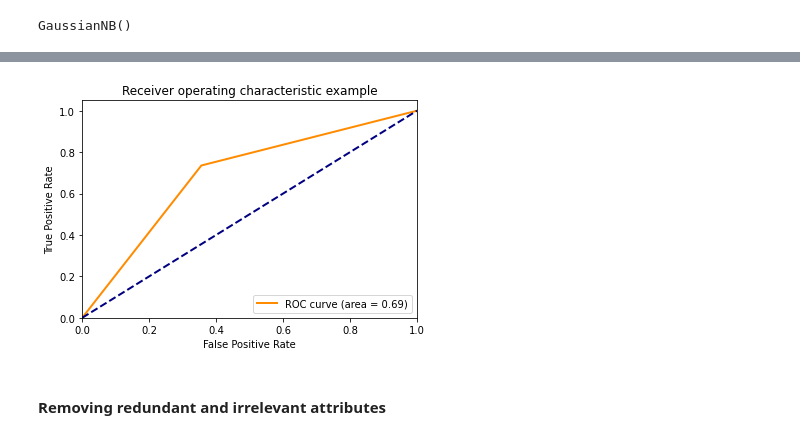
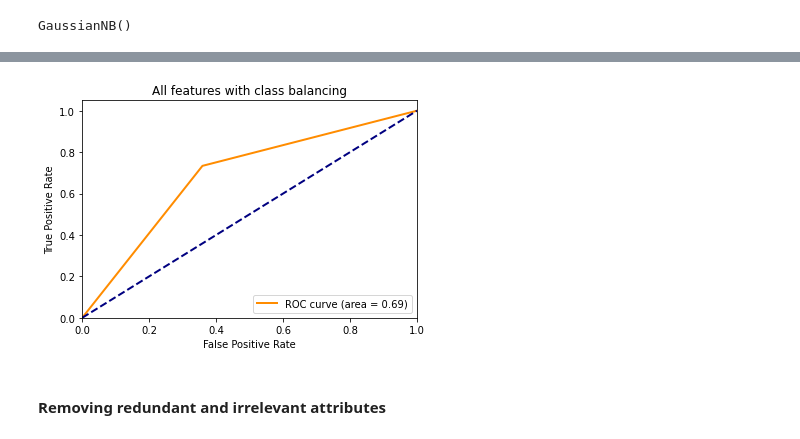
Before and after one commit to tannerskluz/SpotifyClassifier, a Jupyter notebook: naive_bayes.ipynb, the cells around one changed output, grey strips where cells are left out. Drawn from its saved outputs; the diff is of its cells as text; code cells hidden in the pictures.

Commit message:
updated graphs

```diff
--- a/naive_bayes.ipynb
+++ b/naive_bayes.ipynb
@@ -146,18 +146,18 @@ roc_auc["micro"] = auc(fpr["micro"], tpr["micro"])
 # %%
 plt.figure()
 lw = 2
 plt.plot(fpr[1], tpr[1], color='darkorange',
          lw=lw, label='ROC curve (area = %0.2f)' % roc_auc[1])
 plt.plot([0, 1], [0, 1], color='navy', lw=lw, linestyle='--')
 plt.xlim([0.0, 1.0])
 plt.ylim([0.0, 1.05])
 plt.xlabel('False Positive Rate')
 plt.ylabel('True Positive Rate')
-plt.title('Receiver operating characteristic example')
+plt.title('All features with class balancing')
 plt.legend(loc="lower right")
 plt.show()
 # %% [output]
-[figure, old version]
+[figure, new version]
 # %% [markdown]
 #### Removing redundant and irrelevant attributes
 # %%
```
Also changed, not shown: parts of 5 cells of this notebook.
